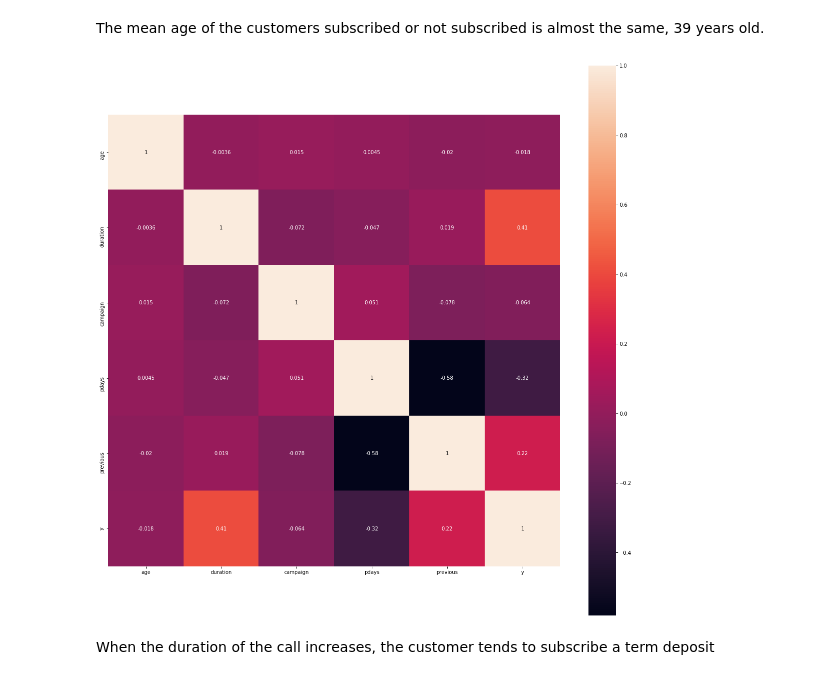
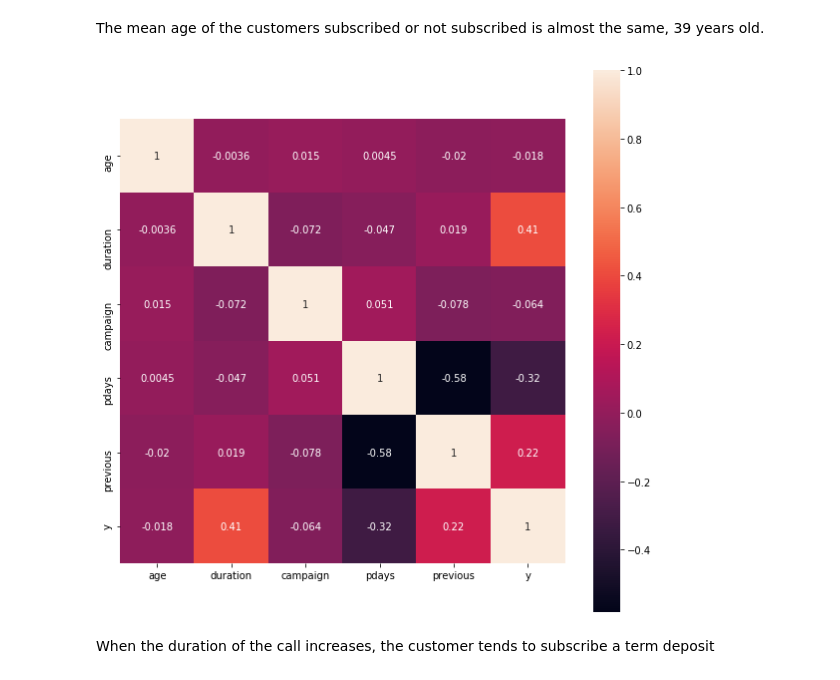
Before and after one commit to jina2020/Projects, a Jupyter notebook: Bank marketing.ipynb, the cells around one changed output. Saved outputs shown, nothing was run; the diff lists cells and outputs as text; code cells hidden in the pictures.

```diff
--- a/Bank marketing.ipynb
+++ b/Bank marketing.ipynb
@@ -235,9 +235,9 @@ bank_dataframe_eda.y = np.where(bank_dataframe_eda.y == "yes", 1, 0)
 # %%
 bank_dataframe_eda = bank_dataframe_eda[['age', 'duration', 'campaign', 'pdays', 'previous', 'y']]
 # %%
-plt.figure(figsize=(20, 20))
+plt.figure(figsize=(10, 10))
 p = sns.heatmap(bank_dataframe_eda.corr(), annot=True, square=True)
 # %% [output]
-[figure, old version]
+[figure, new version]
 # %% [markdown]
 When the duration of the call increases, the customer tends to subscribe a term deposit
```
Also changed, not shown: 1 other file.
